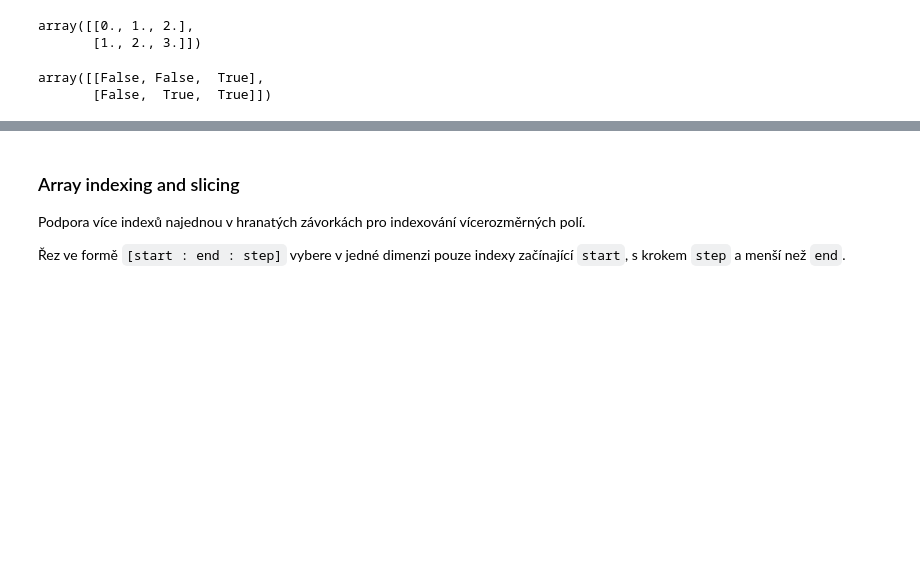
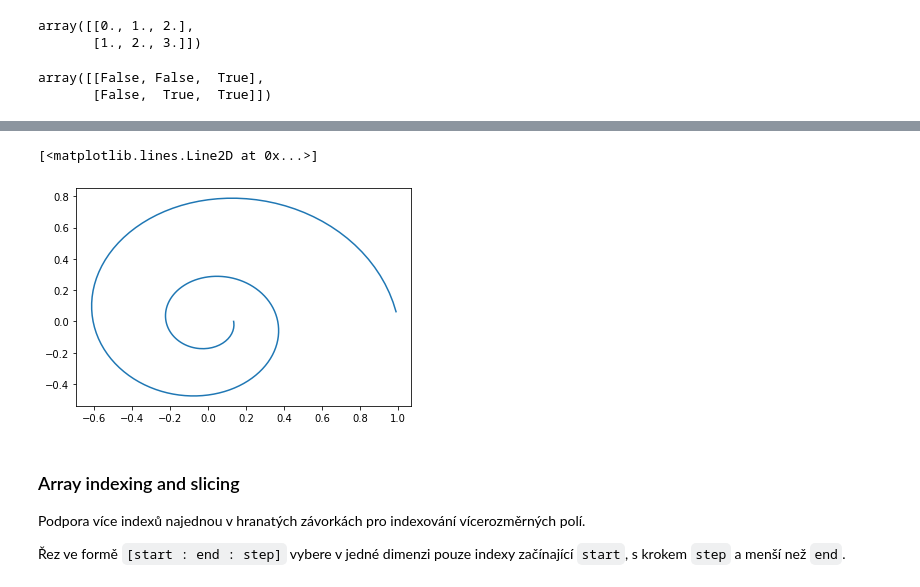
Before and after one commit to jbrezmorf/PythonForAll, a Jupyter notebook: Section_2.2_Numpy.ipynb, the cells around one changed output, grey strips where cells are left out. Cells and saved outputs as stored; diff of their text form; code cells hidden in the pictures; blank space fills up the shorter version.

```diff
--- a/Section_2.2_Numpy.ipynb
+++ b/Section_2.2_Numpy.ipynb
@@ -140,3 +191,18 @@ np.sin(np.pi * a / 2)
+# %%
+N = 200
+theta = 2 * np.pi * 0.01
+c, s = np.cos(theta), np.sin(theta)
+R = np.array(((c,-s), (s, c)))
+S = 0.99 * np.eye(2)
+points = np.zeros((N, 2))
+x = np.array([1, 0])
+for i in range(N):
+    x = points[i] = S @ R @ x
+import matplotlib.pyplot as plt
+plt.plot(*points.T)
+# %% [output]
+[<matplotlib.lines.Line2D at 0x...>]
+[figure, added]
 # %% [markdown]
 ### Array indexing and slicing
 Podpora více indexů najednou v hranatých závorkách pro indexování vícerozměrných polí.
```
Also changed, not shown: parts of 13 cells of this notebook.
